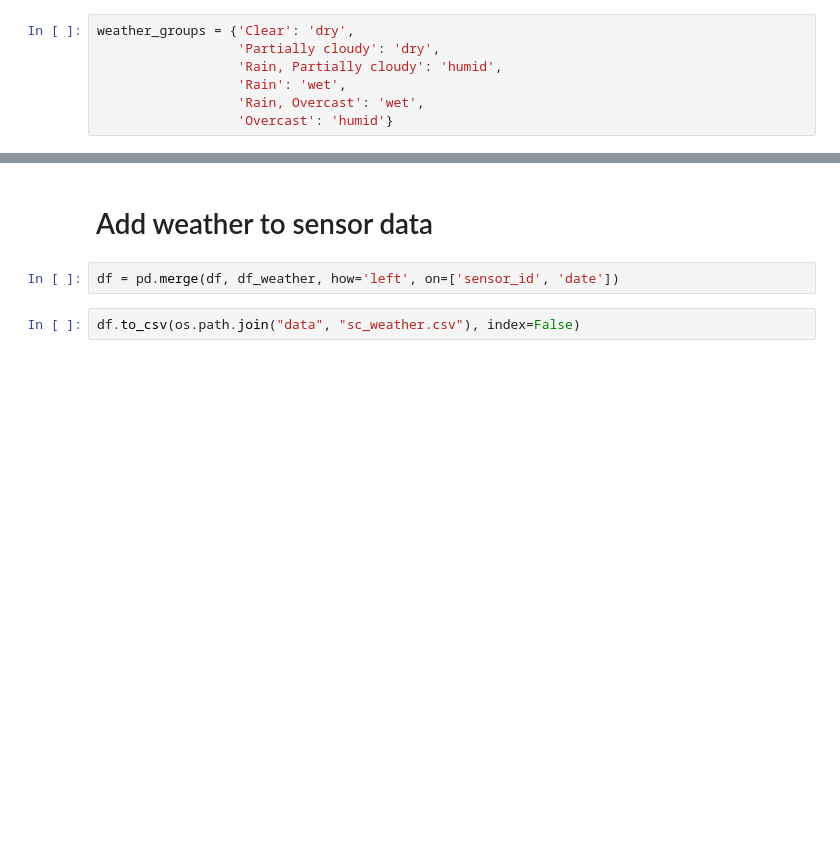
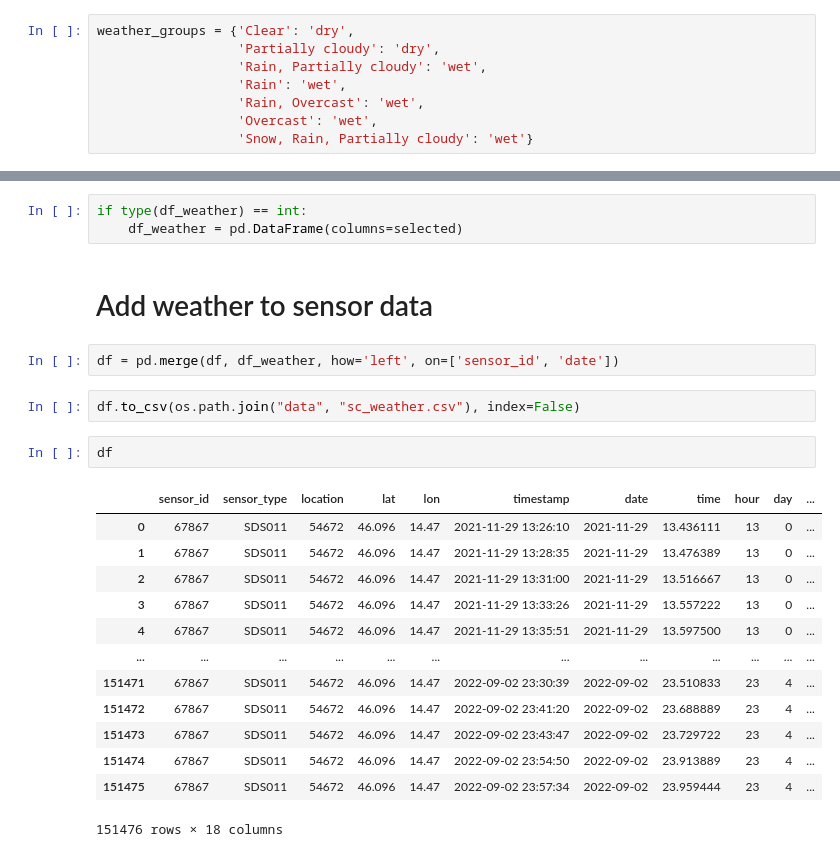
Before and after one commit to mmoskon/sensors, a Jupyter notebook: preprocess_sc_data.ipynb, the cells around one changed output, grey strips where cells are left out. Cells and saved outputs as stored; diff of their text form; blank space fills up the shorter version.

Commit message:
1 year of data

```diff
--- a/preprocess_sc_data.ipynb
+++ b/preprocess_sc_data.ipynb
@@ -62,10 +62,11 @@ df = df_sc[selected]
 # %%
 weather_groups = {'Clear': 'dry',
                   'Partially cloudy': 'dry',
-                  'Rain, Partially cloudy': 'humid',
+                  'Rain, Partially cloudy': 'wet',
                   'Rain': 'wet',
                   'Rain, Overcast': 'wet',
-                  'Overcast': 'humid'}
+                  'Overcast': 'wet',
+                  'Snow, Rain, Partially cloudy': 'wet'}
 # %%
 if not read_weather_from_file:
     with open('api_keys.json') as f:
@@ -127,6 +123,25 @@ df_weather
+# %%
+if type(df_weather) == int:
+    df_weather = pd.DataFrame(columns=selected)
 # %% [markdown]
 # Add weather to sensor data
 # %%
 df = pd.merge(df, df_weather, how='left', on=['sensor_id', 'date'])
 # %%
 df.to_csv(os.path.join("data", "sc_weather.csv"), index=False)
+# %%
+df
+# %% [output]
+|  | sensor_id | sensor_type | location | lat | lon | timestamp | date | time | hour | day | ... |
+| 0 | 67867 | SDS011 | 54672 | 46.096 | 14.47 | 2021-11-29 13:26:10 | 2021-11-29 | 13.436111 | 13 | 0 | ... |
+| 1 | 67867 | SDS011 | 54672 | 46.096 | 14.47 | 2021-11-29 13:28:35 | 2021-11-29 | 13.476389 | 13 | 0 | ... |
+| 2 | 67867 | SDS011 | 54672 | 46.096 | 14.47 | 2021-11-29 13:31:00 | 2021-11-29 | 13.516667 | 13 | 0 | ... |
+| 3 | 67867 | SDS011 | 54672 | 46.096 | 14.47 | 2021-11-29 13:33:26 | 2021-11-29 | 13.557222 | 13 | 0 | ... |
+| 4 | 67867 | SDS011 | 54672 | 46.096 | 14.47 | 2021-11-29 13:35:51 | 2021-11-29 | 13.597500 | 13 | 0 | ... |
+| ... | ... | ... | ... | ... | ... | ... | ... | ... | ... | ... | ... |
+| 151471 | 67867 | SDS011 | 54672 | 46.096 | 14.47 | 2022-09-02 23:30:39 | 2022-09-02 | 23.510833 | 23 | 4 | ... |
+| 151472 | 67867 | SDS011 | 54672 | 46.096 | 14.47 | 2022-09-02 23:41:20 | 2022-09-02 | 23.688889 | 23 | 4 | ... |
+| 151473 | 67867 | SDS011 | 54672 | 46.096 | 14.47 | 2022-09-02 23:43:47 | 2022-09-02 | 23.729722 | 23 | 4 | ... |
+| 151474 | 67867 | SDS011 | 54672 | 46.096 | 14.47 | 2022-09-02 23:54:50 | 2022-09-02 | 23.913889 | 23 | 4 | ... |
+| 151475 | 67867 | SDS011 | 54672 | 46.096 | 14.47 | 2022-09-02 23:57:34 | 2022-09-02 | 23.959444 | 23 | 4 | ... |
+151476 rows × 18 columns
```
Also changed, not shown: parts of 7 cells of this notebook, 8 other files.
